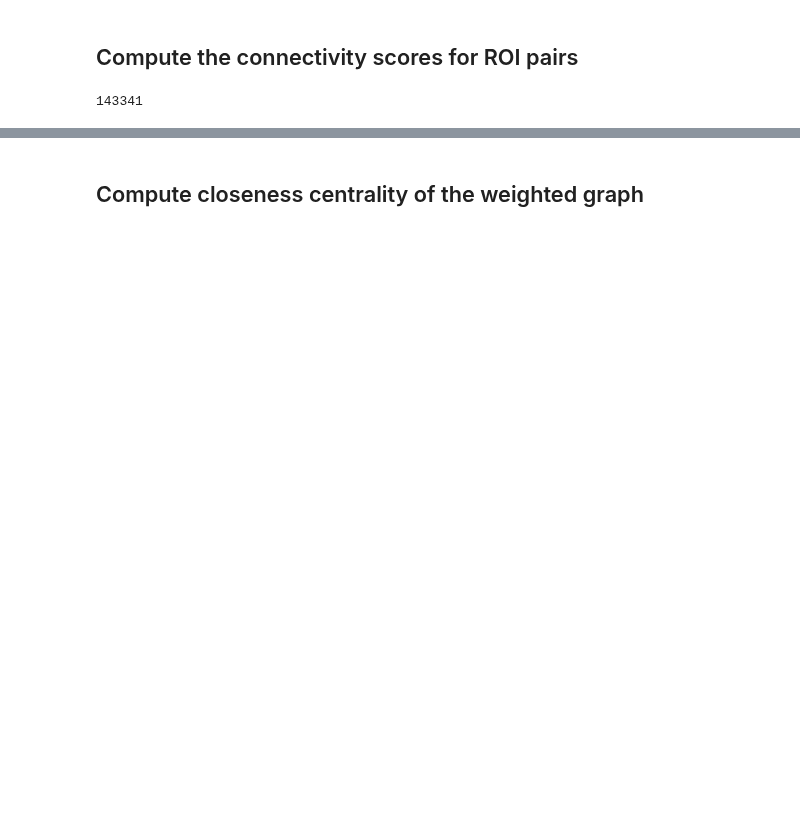
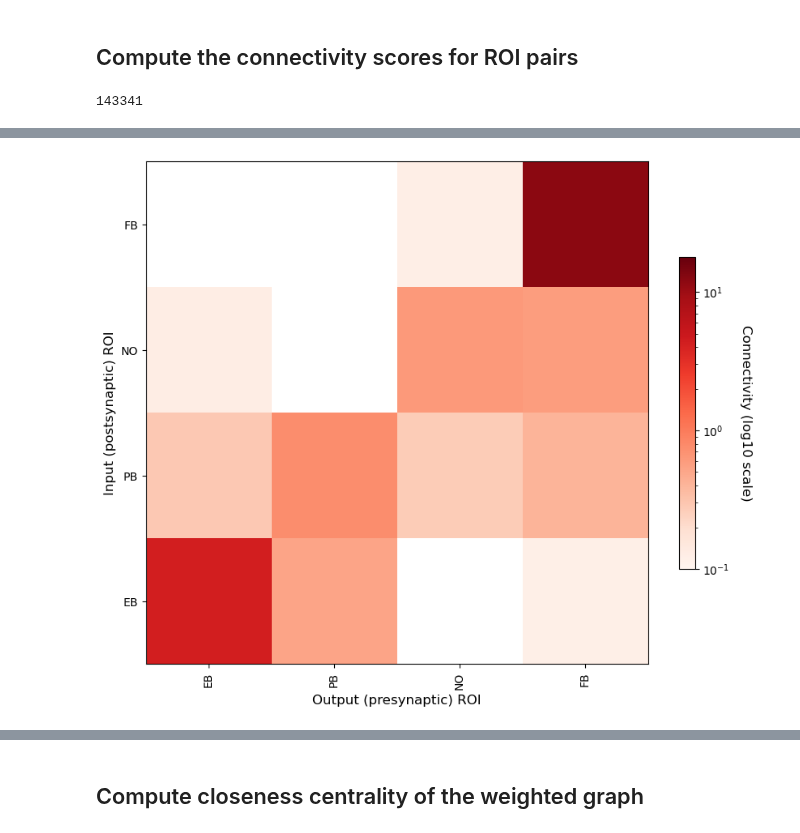
Before and after one commit to CharlesXu-Jingyue/KIBM_Connectomics, a Jupyter notebook: flyConnectome.ipynb, the cells around one changed output, grey strips where cells are left out. Saved outputs shown, nothing was run; the diff lists cells and outputs as text; code cells hidden in the pictures; blank space fills up the shorter version.

```diff
--- a/flyConnectome.ipynb
+++ b/flyConnectome.ipynb
@@ -444,3 +449,29 @@ if savefigs:
+# %%
+## Plot the connectivity matrix for CX with a log scale
+# Crop the connectivity matrix to only include CX ROIs
+cx_rois = ['EB', 'PB', 'NO', 'FB']
+cx_indices_col = np.array([rois.index(roi) for roi in cx_rois])
+cx_indices_row = cx_indices_col + (len(rois) - len(cx_rois))
+penalized_connectivity_matrix_cx = penalized_connectivity_matrix[cx_indices_row][:, cx_indices_col]
+
+# Plot the connectivity matrix
+fig, ax = plt.subplots(figsize=(10, 10))
+im = ax.imshow(penalized_connectivity_matrix_cx, cmap='Reds', norm=colors.LogNorm(vmin=penalty_threshold, vmax=np.nanmax(penalized_connectivity_matrix)))
+cbar = fig.colorbar(im, ax=ax, shrink=0.5)
+cbar.set_label('Connectivity (log10 scale)', rotation=270, labelpad=20, fontsize=12)
+ax.set_xticks(np.arange(len(cx_rois)))
+ax.set_yticks(np.arange(len(cx_rois)))
+ax.set_xticklabels(cx_rois, rotation=90)
+ax.set_yticklabels(cx_rois[::-1])
+ax.set_xlabel('Output (presynaptic) ROI', fontsize=12)
+ax.set_ylabel('Input (postsynaptic) ROI', fontsize=12)
+
+savefigs = True
+if savefigs:
+    current_datetime = datetime.datetime.now().strftime("%Y%m%d%H%M%S")
+    plt.savefig(f'{figdir}/connectivity_matrix_{current_datetime}.pdf', bbox_inches='tight')
+# %% [output]
+[figure, added]
 # %%
 normalized_connectivity_matrix = connectivity_matrix / connectivity_matrix.max()
 
```
Also changed, not shown: parts of 17 cells of this notebook, 7 other files.
